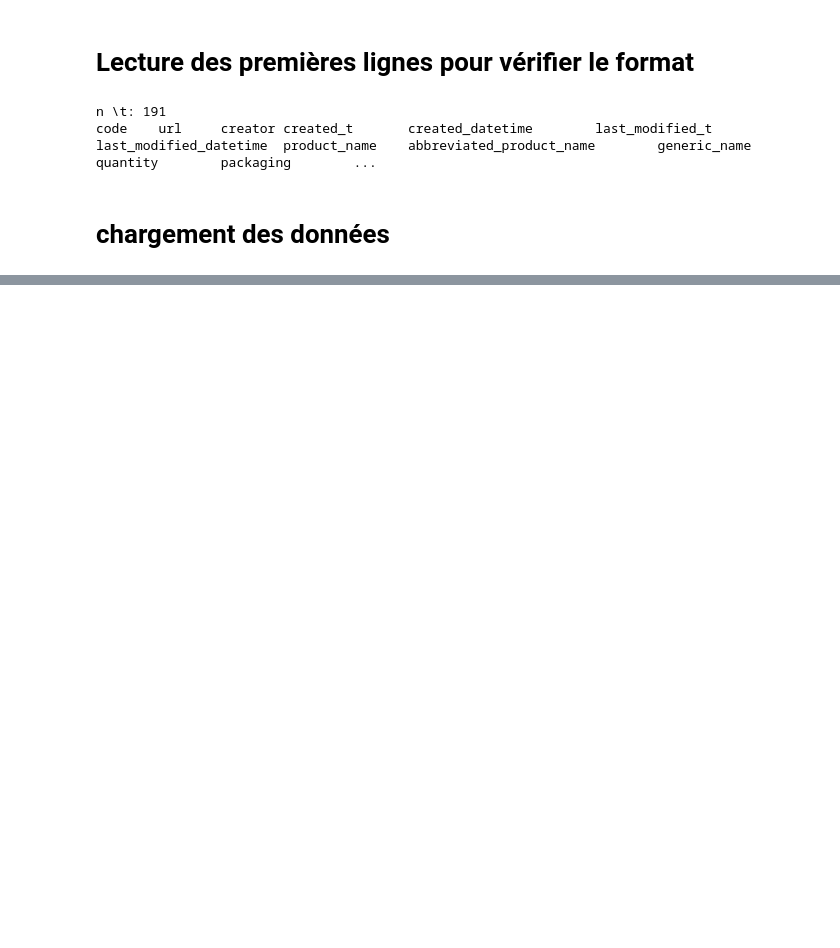
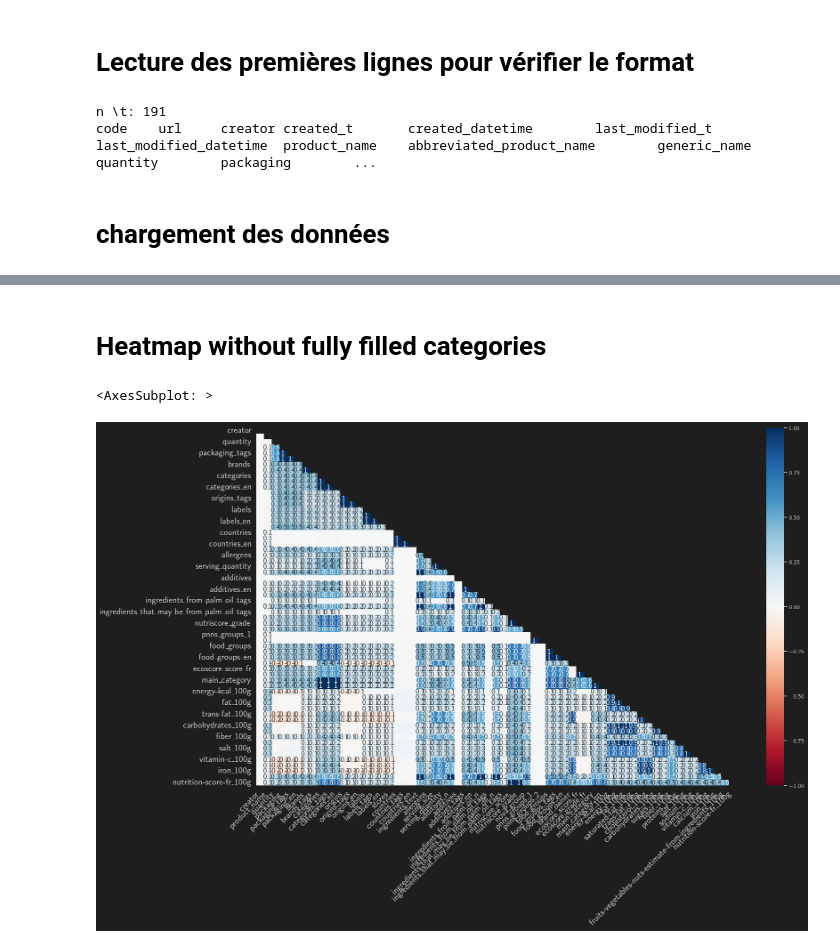
Before and after one commit to Thomas-Durand-Texte/OC-formation-Ingenieur-Machine-Learning, a Jupyter notebook: Projetcs/02_FoodFacts/nettoyage.ipynb, the cells around one changed output, grey strips where cells are left out. Cells and saved outputs as stored; diff of their text form; code cells hidden in the pictures; blank space fills up the shorter version.

```diff
--- a/Projetcs/02_FoodFacts/nettoyage.ipynb
+++ b/Projetcs/02_FoodFacts/nettoyage.ipynb
@@ -48,0 +191,3 @@ data.head()
+# %%
+n = len(data) # number of samples
+sum_isnull = data.isnull().sum() # number of null data for each column
@@ -48,0 +238,7 @@ data.head()
+# %% [markdown]
+# Heatmap without fully filled categories
+# %%
+msno.heatmap( data[ [key for key in data.keys() if (not key in categories_full)] ] )
+# %% [output]
+<AxesSubplot: >
+[figure, added]
```
Also changed, not shown: parts of 26 cells of this notebook, 4 other files.
